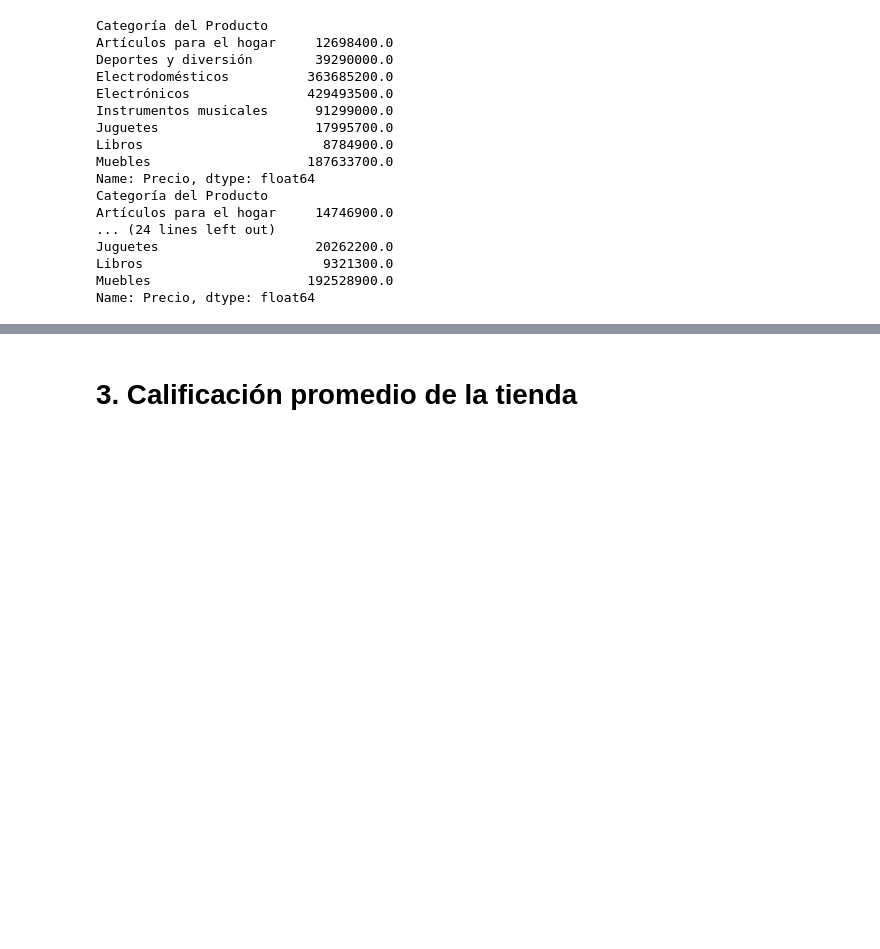
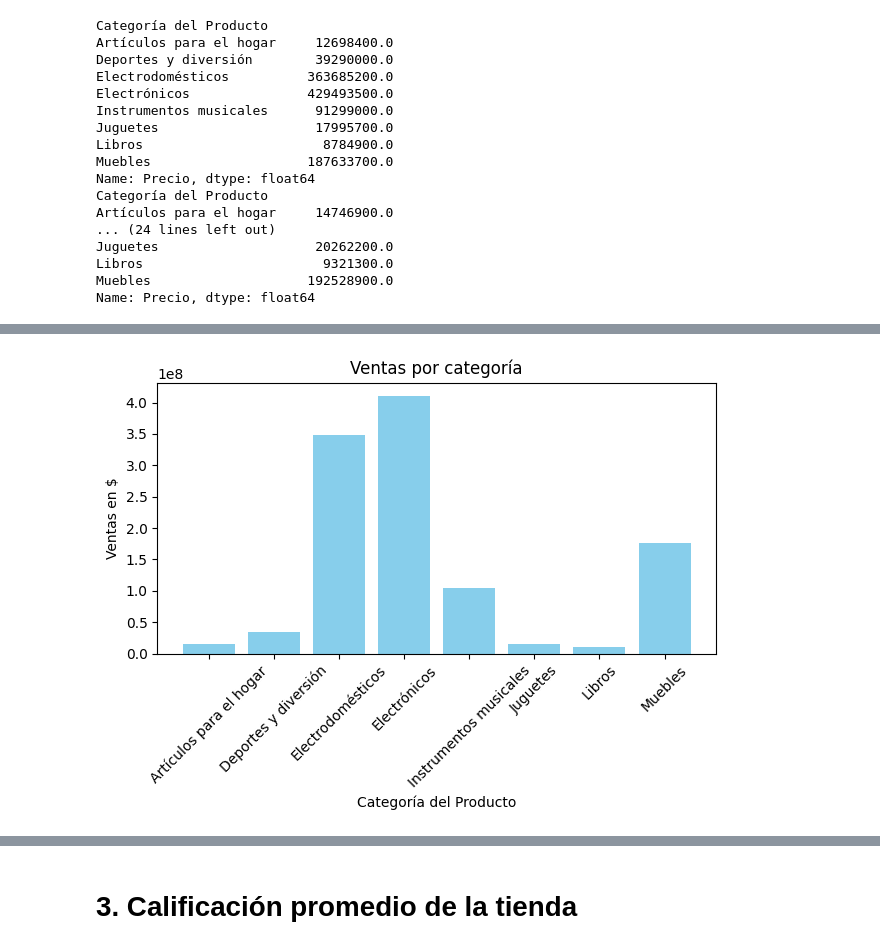
Before and after one commit to Alejandro0699/alurastore, a Jupyter notebook: AluraStoreLatam.ipynb, the cells around one changed output, grey strips where cells are left out. Saved outputs shown, nothing was run; the diff lists cells and outputs as text; code cells hidden in the pictures; blank space fills up the shorter version.

```diff
--- a/AluraStoreLatam.ipynb
+++ b/AluraStoreLatam.ipynb
@@ -69,0 +94,11 @@ Name: Precio, dtype: float64
+# %%
+#Venta por categoria 2
+plt.bar(venta_categoria2.index, venta_categoria2.values, color='skyblue')
+plt.title("Ventas por categoría")
+plt.xlabel("Categoría del Producto")
+plt.ylabel("Ventas en $")
+plt.xticks(rotation=45)  # Opcional: rota los nombres para que no se superpongan
+plt.tight_layout()       # Opcional: ajusta el gráfico para que todo entre bien
+plt.show()
+# %% [output]
+[figure, added]
```
Also changed, not shown: parts of 9 cells of this notebook.
